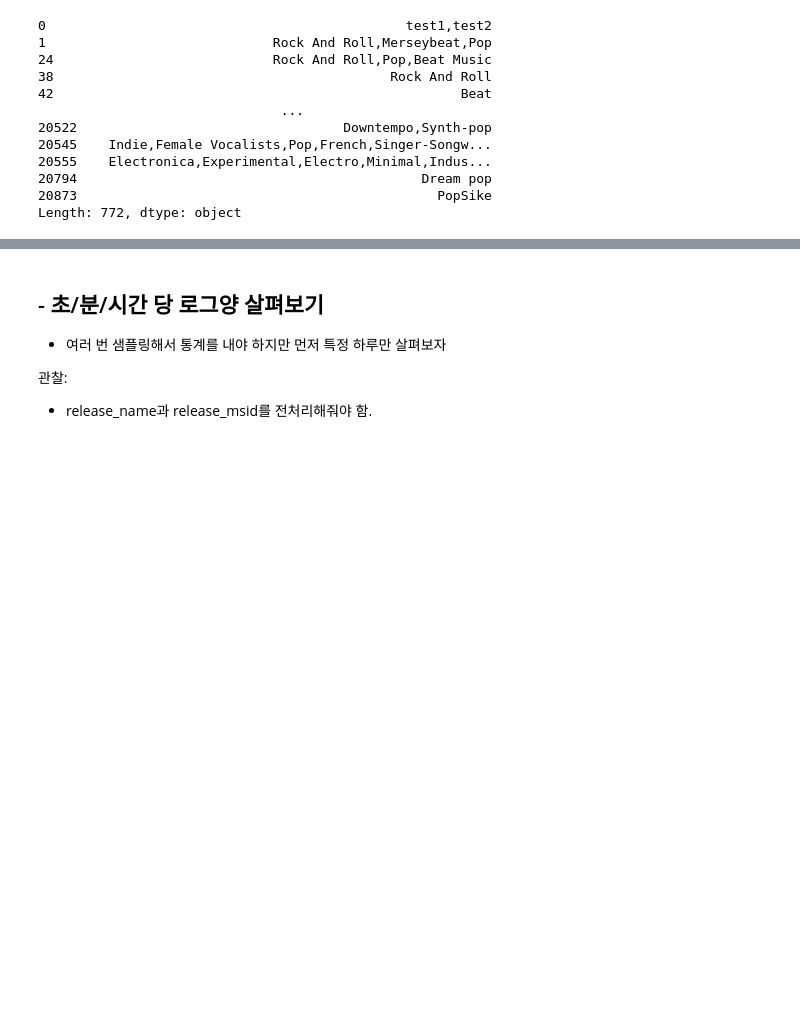
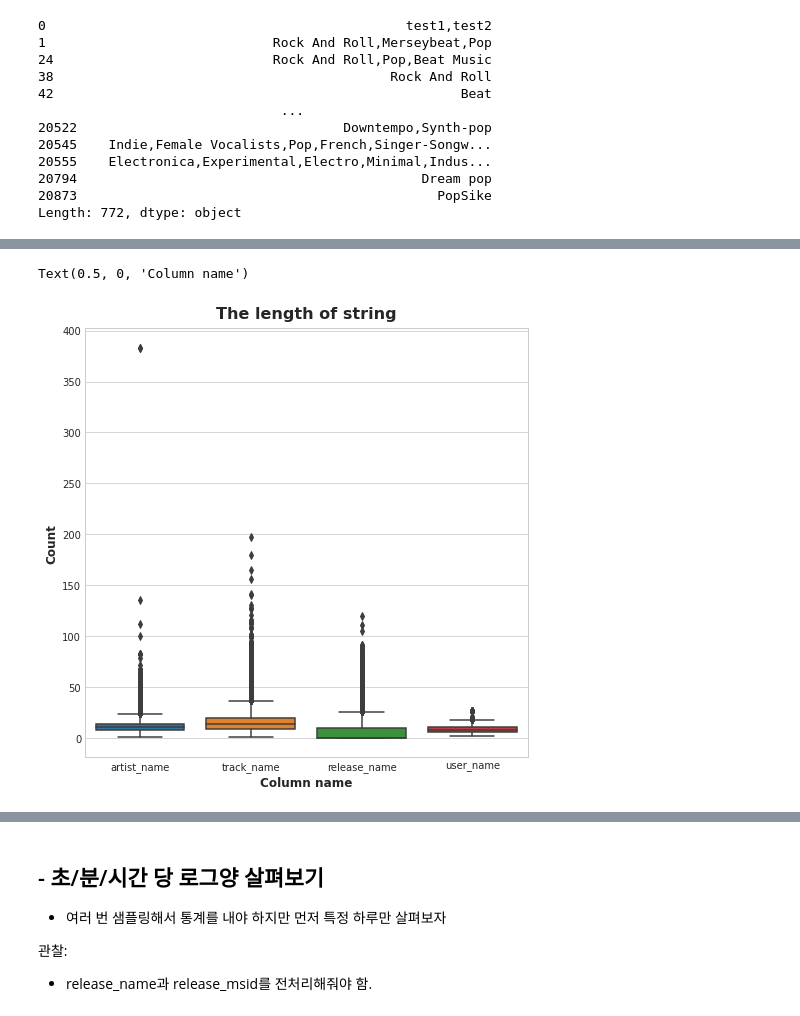
Before and after one commit to ymmu/airflow_test, a Jupyter notebook: listenBrainz_EDA.ipynb, the cells around one changed output, grey strips where cells are left out. Saved outputs shown, nothing was run; the diff lists cells and outputs as text; code cells hidden in the pictures; blank space fills up the shorter version.

```diff
--- a/listenBrainz_EDA.ipynb
+++ b/listenBrainz_EDA.ipynb
@@ -248,0 +397,6 @@ Length: 772, dtype: object
+# %%
+sample_df['uuid'] = [uuid.uuid1().bytes for _ in range(len(sample_df.index))]
+#sample_df = sample_df.drop(labels=['tags'], axis=1)
+
+#sample_df = sample_df.reset_index('listened_at')
+#sample_df['listened_at'] = pd.to_datetime(sample_df.listened_at)
@@ -248,0 +557,18 @@ Length: 772, dtype: object
+# %%
+fig, axes = plt.subplots(nrows=1, ncols=1, figsize=(7, 7))
+
+# fill with colors
+colors = ['pink', 'lightblue', 'lightgreen', 'lightpurple']
+cols = ['artist_name','track_name','release_name','user_name']
+str_len_check = pd.DataFrame()
+for i, (col, color) in enumerate(zip(cols, colors)):
+    data = sample_df[col].str.len().to_frame().fillna(0)
+    str_len_check = pd.concat([str_len_check, data], axis=1)
+
+bplot = sns.boxplot(data=str_len_check)
+bplot.set_title('The length of string')
+bplot.set_ylabel('Count')
+bplot.set_xlabel('Column name')
+# %% [output]
+Text(0.5, 0, 'Column name')
+[figure, added]
```
Also changed, not shown: parts of 65 cells of this notebook, 20 other files.
